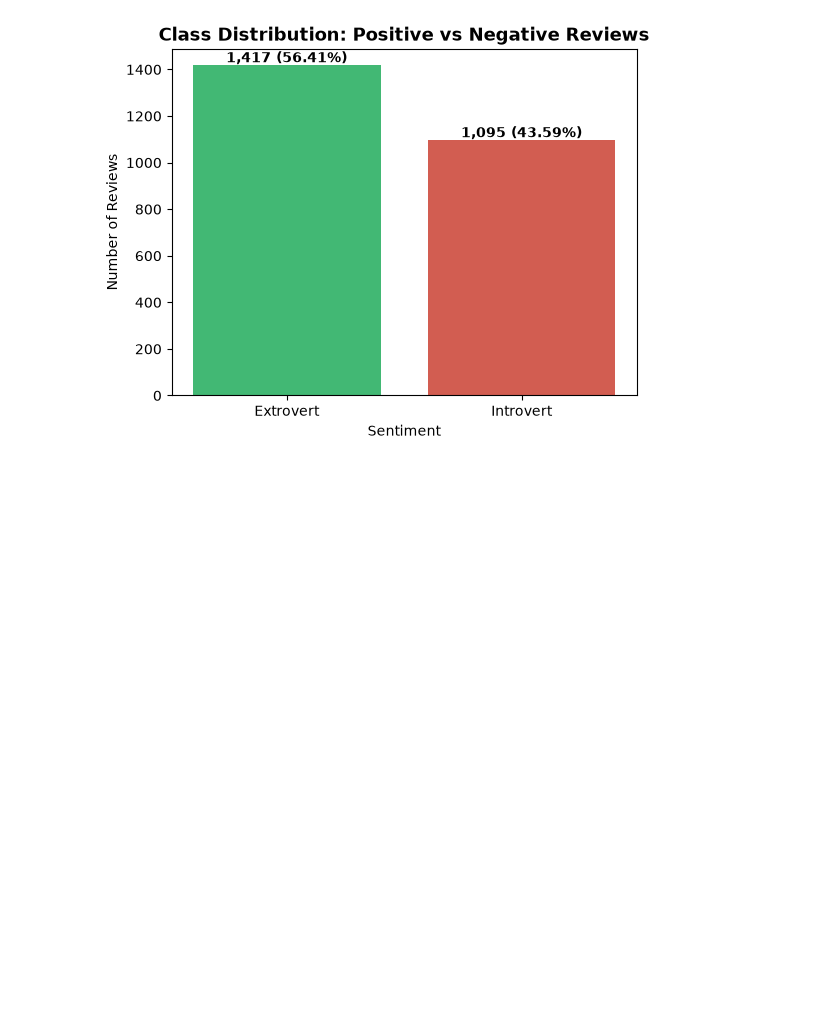
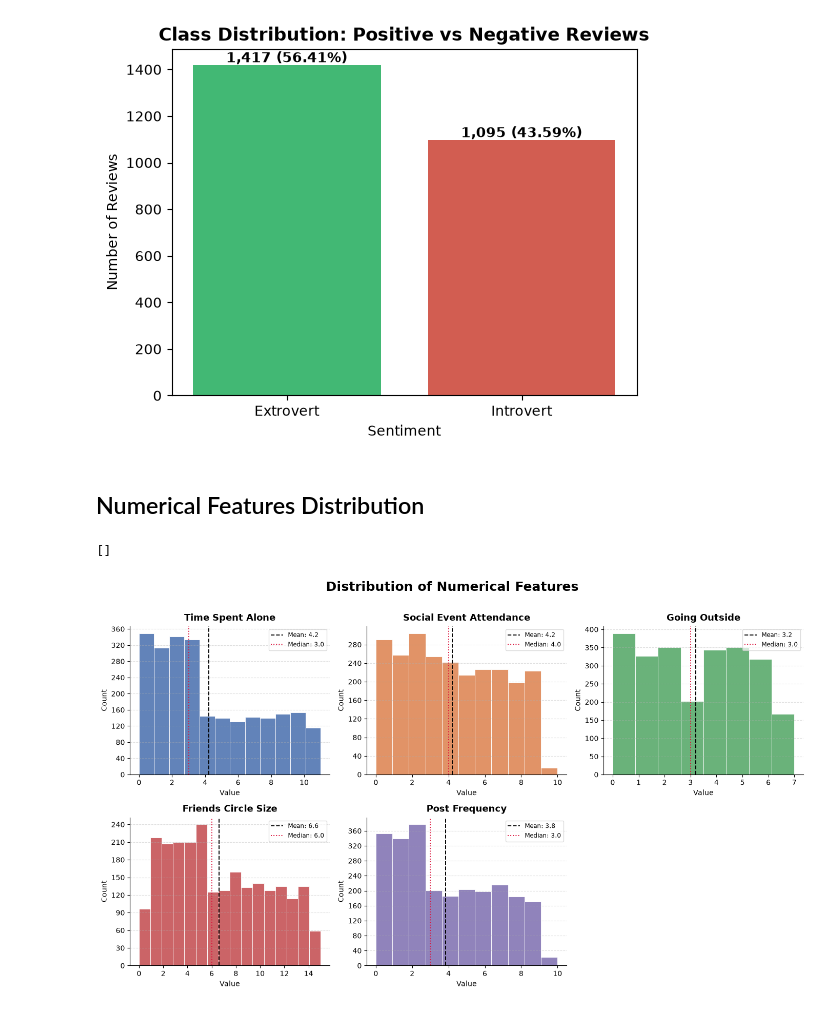
Before and after one commit to MudithMCoder/Introvert-Extrovert-Classification, a Jupyter notebook: pipeline.ipynb, the cells around one changed output. Saved outputs shown, nothing was run; the diff lists cells and outputs as text; code cells hidden in the pictures; blank space fills up the shorter version.

Commit message:
Add numerical feature distribution plots
pipeline.ipynb: add a Markdown heading and a new code cell that plots distributions for five numerical features (Time_spent_Alone, Social_event_attendance, Going_outside, Friends_circle_size, Post_frequency). The cell builds a 2x3 subplot grid, draws histograms with a custom palette, shows mean/median reference lines, hides the unused subplot and tightens layout. Cell was executed and includes the resulting figure output helps visualize feature distributions in the pipeline.

```diff
--- a/pipeline.ipynb
+++ b/pipeline.ipynb
@@ -96,3 +96,69 @@ Introvert    43.59
 Name: count, dtype: float64
 []
 [figure]
+# %% [markdown]
+## Numerical Features Distribution
+# %%
+import matplotlib.pyplot as plt
+import matplotlib.ticker as mticker
+
+# Define the 5 numerical features
+numerical_features = [
+    "Time_spent_Alone",
+    "Social_event_attendance",
+    "Going_outside",
+    "Friends_circle_size",
+    "Post_frequency"
+]
+
+# Clean display names
+display_names = {
+    "Time_spent_Alone":        "Time Spent Alone",
+    "Social_event_attendance": "Social Event Attendance",
+    "Going_outside":           "Going Outside",
+    "Friends_circle_size":     "Friends Circle Size",
+    "Post_frequency":          "Post Frequency"
+}
+
+# Color palette
+colors = ["#4C72B0", "#DD8452", "#55A868", "#C44E52", "#8172B2"]
+
+# --- Figure setup ---
+fig, axes = plt.subplots(2, 3, figsize=(14, 8))
+fig.suptitle("Distribution of Numerical Features", fontsize=18, fontweight="bold", y=1.01)
+
+axes_flat = axes.flatten()
+
+for i, (col, color) in enumerate(zip(numerical_features, colors)):
+    ax = axes_flat[i]
+    data = df[col]
+
+    n_bins = int(data.nunique())
+
+    ax.hist(data, bins=n_bins, color=color, edgecolor="white",
+            linewidth=0.7, alpha=0.88)
+
+    # Mean & median reference lines
+    mean_val   = data.mean()
+    median_val = data.median()
+    ax.axvline(mean_val,   color="black",  linestyle="--", linewidth=1.4,
+               label=f"Mean: {mean_val:.1f}")
+    ax.axvline(median_val, color="crimson", linestyle=":",  linewidth=1.4,
+               label=f"Median: {median_val:.1f}")
+
+    ax.set_title(display_names[col], fontsize=13, fontweight="bold", pad=8)
+    ax.set_xlabel("Value", fontsize=10)
+    ax.set_ylabel("Count",  fontsize=10)
+    ax.legend(fontsize=8.5, framealpha=0.7)
+    ax.yaxis.set_major_locator(mticker.MaxNLocator(integer=True))
+    ax.grid(axis="y", linestyle="--", alpha=0.4)
+    ax.spines[["top", "right"]].set_visible(False)
+
+# Hide the unused 6th subplot
+axes_flat[-1].set_visible(False)
+
+plt.tight_layout()
+plt.plot()
+# %% [output]
+[]
+[figure, added]
```
